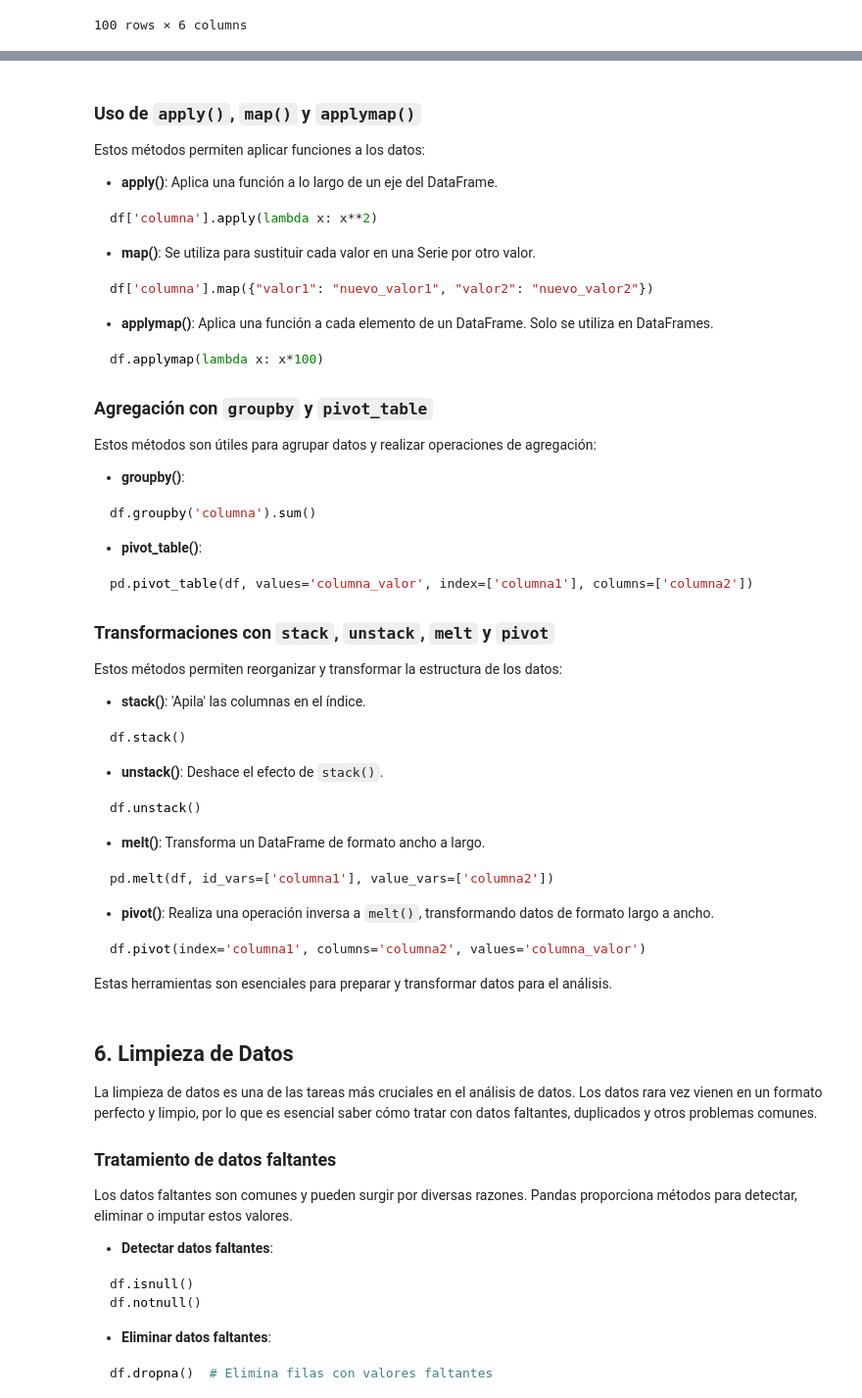
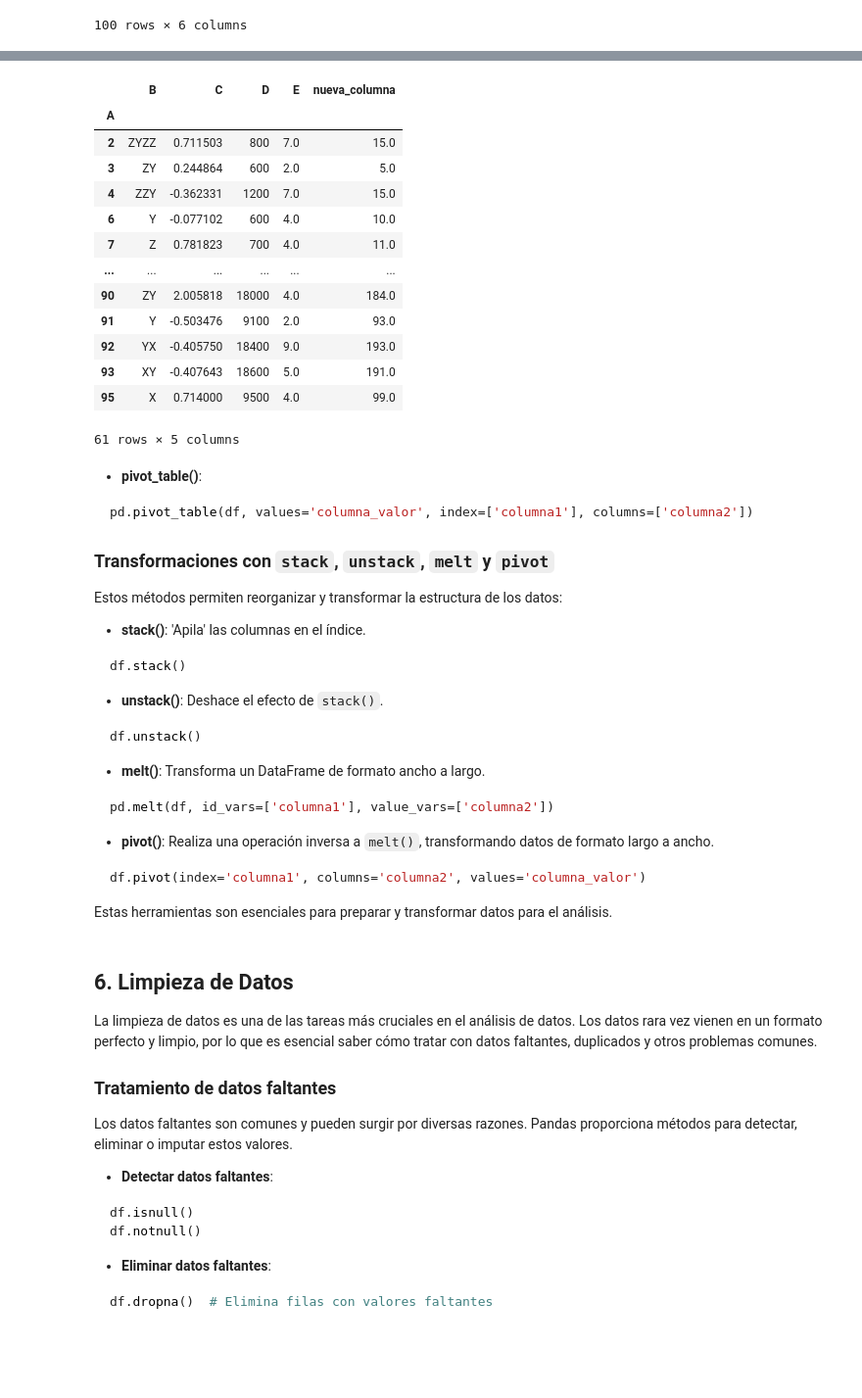
Before and after one commit to K3nnyZY/Python_class, a Jupyter notebook: Pandas/Curso_Pandas_Python.ipynb, the cells around one changed output, grey strips where cells are left out. Shown at 98% size. Drawn from its saved outputs; the diff is of its cells as text; code cells hidden in the pictures; blank space fills up the shorter version.

````diff
--- a/Pandas/Curso_Pandas_Python.ipynb
+++ b/Pandas/Curso_Pandas_Python.ipynb
@@ -422,36 +488,21 @@ display(df)
+# %%
+df.groupby('A').sum()
+# %% [output]
+|  | B | C | D | E | nueva_columna |
+| A |  |  |  |  |  |
+| 2 | ZYZZ | 0.711503 | 800 | 7.0 | 15.0 |
+| 3 | ZY | 0.244864 | 600 | 2.0 | 5.0 |
+| 4 | ZZY | -0.362331 | 1200 | 7.0 | 15.0 |
+| 6 | Y | -0.077102 | 600 | 4.0 | 10.0 |
+| 7 | Z | 0.781823 | 700 | 4.0 | 11.0 |
+| ... | ... | ... | ... | ... | ... |
+| 90 | ZY | 2.005818 | 18000 | 4.0 | 184.0 |
+| 91 | Y | -0.503476 | 9100 | 2.0 | 93.0 |
+| 92 | YX | -0.405750 | 18400 | 9.0 | 193.0 |
+| 93 | XY | -0.407643 | 18600 | 5.0 | 191.0 |
+| 95 | X | 0.714000 | 9500 | 4.0 | 99.0 |
+61 rows × 5 columns
 # %% [markdown]
-
-### Uso de `apply()`, `map()` y `applymap()`
-
-Estos métodos permiten aplicar funciones a los datos:
-
-- **apply()**: Aplica una función a lo largo de un eje del DataFrame.
-
-```python
-df['columna'].apply(lambda x: x**2)
-```
-
-- **map()**: Se utiliza para sustituir cada valor en una Serie por otro valor.
-
-```python
-df['columna'].map({"valor1": "nuevo_valor1", "valor2": "nuevo_valor2"})
-```
-
-- **applymap()**: Aplica una función a cada elemento de un DataFrame. Solo se utiliza en DataFrames.
-
-```python
-df.applymap(lambda x: x*100)
-```
-
-### Agregación con `groupby` y `pivot_table`
-
-Estos métodos son útiles para agrupar datos y realizar operaciones de agregación:
-
-- **groupby()**:
-
-```python
-df.groupby('columna').sum()
-```
 
 - **pivot_table()**:
 
````
Also changed, not shown: parts of 9 cells of this notebook.
